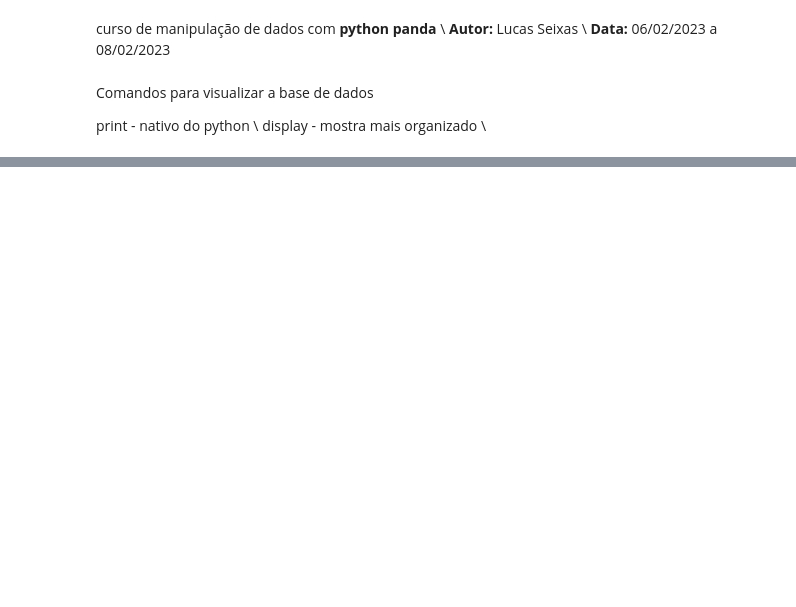
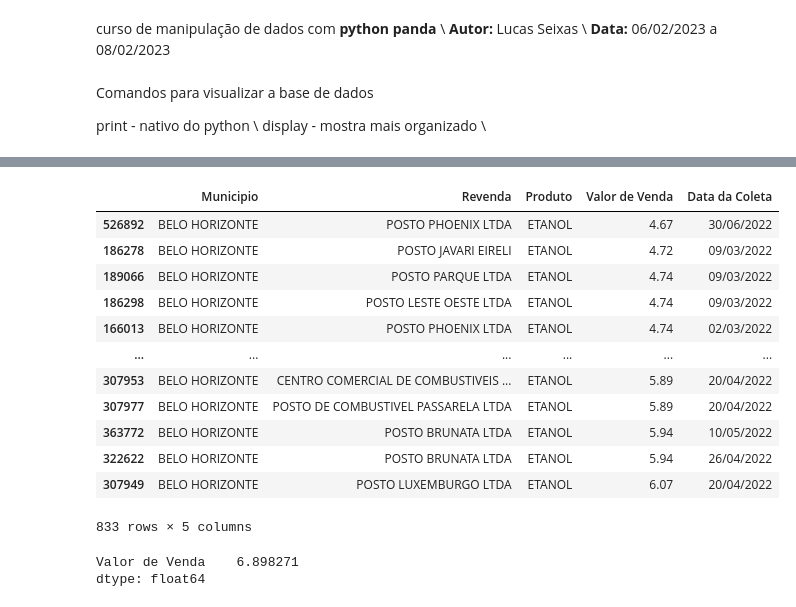
Before and after one commit to Seixaslima/curso_python_pandas, a Jupyter notebook: Curso_python_pandas.ipynb, the cells around one changed output, grey strips where cells are left out. Saved outputs shown, nothing was run; the diff lists cells and outputs as text; code cells hidden in the pictures; blank space fills up the shorter version.

```diff
--- a/Curso_python_pandas.ipynb
+++ b/Curso_python_pandas.ipynb
@@ -59,0 +212,32 @@ display(gas_df.max())
+# %%
+#usando o loc para filtrar com multiplas condições
+#preços de ETANOL em Belo Horizonte
+#ordenado do maior para o menor
+
+et_bh_df = ca_df.loc[(ca_df['Produto'] == 'ETANOL') & (ca_df['Municipio'] == 'BELO HORIZONTE')]
+et_bh_df = et_bh_df.sort_values(by='Valor de Venda')
+display (et_bh_df)
+# %% [output]
+|  | Municipio | Revenda | Produto | Valor de Venda | Data da Coleta |
+| 526892 | BELO HORIZONTE | POSTO PHOENIX LTDA | ETANOL | 4.67 | 30/06/2022 |
+| 186278 | BELO HORIZONTE | POSTO JAVARI EIRELI | ETANOL | 4.72 | 09/03/2022 |
+| 189066 | BELO HORIZONTE | POSTO PARQUE LTDA | ETANOL | 4.74 | 09/03/2022 |
+| 186298 | BELO HORIZONTE | POSTO LESTE OESTE LTDA | ETANOL | 4.74 | 09/03/2022 |
+| 166013 | BELO HORIZONTE | POSTO PHOENIX LTDA | ETANOL | 4.74 | 02/03/2022 |
+| ... | ... | ... | ... | ... | ... |
+| 307953 | BELO HORIZONTE | CENTRO COMERCIAL DE COMBUSTIVEIS ... | ETANOL | 5.89 | 20/04/2022 |
+| 307977 | BELO HORIZONTE | POSTO DE COMBUSTIVEL PASSARELA LTDA | ETANOL | 5.89 | 20/04/2022 |
+| 363772 | BELO HORIZONTE | POSTO BRUNATA LTDA | ETANOL | 5.94 | 10/05/2022 |
+| 322622 | BELO HORIZONTE | POSTO BRUNATA LTDA | ETANOL | 5.94 | 26/04/2022 |
+| 307949 | BELO HORIZONTE | POSTO LUXEMBURGO LTDA | ETANOL | 6.07 | 20/04/2022 |
+833 rows × 5 columns
+# %%
+#qual a media de preço de GASOLINA e GASOLINA ADITIVADA no bairro Mooca em Sao Paulo
+
+display(combustiveis_df.loc[((combustiveis_df['Municipio'] == 'SAO PAULO') &
+                             (combustiveis_df['Bairro'] == 'MOOCA')) &
+                             (combustiveis_df['Produto'].isin(['GASOLINA','GASOLINA ADITIVADA'])),
+                            ['Valor de Venda']].mean())
+# %% [output]
+Valor de Venda    6.898271
+dtype: float64
```
Also changed, not shown: parts of 15 cells of this notebook.
